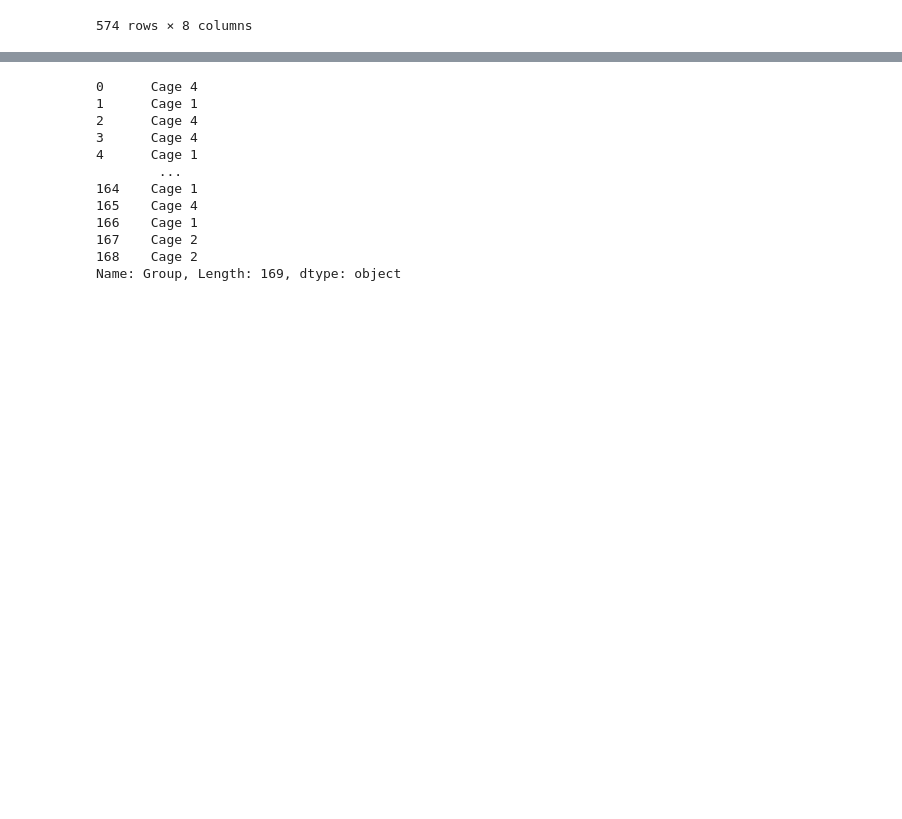
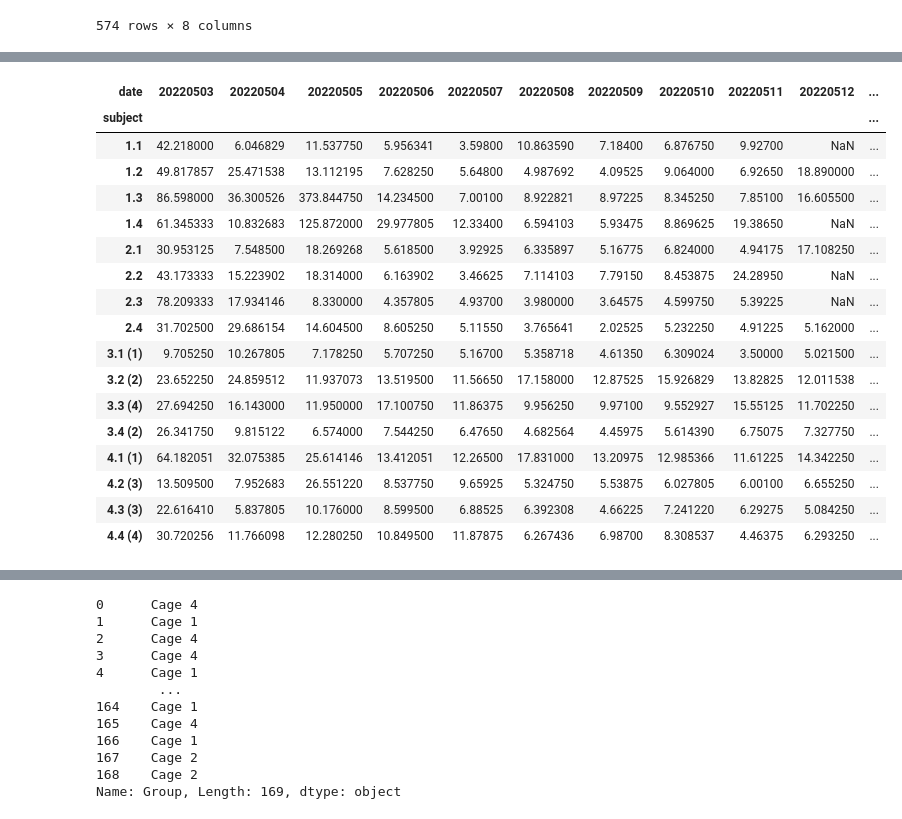
Before and after one commit to padillacoreanolab/med_pc_repo, a Jupyter notebook: results/2022_05_02_log_processing/med_pc_group_analysis.ipynb, the cells around one changed output, grey strips where cells are left out. Saved outputs shown, nothing was run; the diff lists cells and outputs as text; code cells hidden in the pictures; blank space fills up the shorter version.

```diff
--- a/results/2022_05_02_log_processing/med_pc_group_analysis.ipynb
+++ b/results/2022_05_02_log_processing/med_pc_group_analysis.ipynb
@@ -121,6 +121,8 @@ metadata_df.head()
 | 2 | ./data/timestamp_dataframes/2022-... | C:\MED-PC\Data\2022-05-10_14h40m_... | 05/10/22 | 05/10/22 | 4.3 (3) | Pilot of Pilot | Cage 4 | 2 | 14:40:24 | 15:43:18 | ... |
 | 3 | ./data/timestamp_dataframes/2022-... | C:\MED-PC\Data\2022-05-06_12h59m_... | 05/06/22 | 05/06/22 | 4.3 (3) | Pilot of Pilot | Cage 4 | 2 | 12:59:58 | 14:02:38 | ... |
 | 4 | ./data/timestamp_dataframes/2022-... | C:\MED-PC\Data\2022-05-04_08h43m_... | 05/04/22 | 05/04/22 | 2.3 | Pilot of Pilot | Cage 1 | 3 | 08:43:11 | 09:54:22 | ... |
+# %%
+metadata_df["cage"] = metadata_df["Group"].apply(lambda x: x.strip("Cage").strip())
 # %%
 # How many files there are for each subject
 metadata_df.groupby("Subject").count()
@@ -223,0 +398,4 @@ combined_latency_df.to_excel("./data/latency_dataframes/all_latencies.xlsx")
+# %%
+all_latency_pivot_plot = pd.pivot_table(concatted_first_porty_entry_dataframe, values='latency', index=['subject'],
+
+                    columns=['date'], aggfunc=np.mean)
@@ -223,0 +425,23 @@ combined_latency_df.to_excel("./data/latency_dataframes/all_latencies.xlsx")
+# %%
+all_latency_pivot_plot["cage"] = all_latency_pivot_plot.index.map(subject_to_cage)
+# %%
+all_latency_pivot_plot
+# %% [output]
+| date | 20220503 | 20220504 | 20220505 | 20220506 | 20220507 | 20220508 | 20220509 | 20220510 | 20220511 | 20220512 | ... |
+| subject |  |  |  |  |  |  |  |  |  |  | ... |
+| 1.1 | 42.218000 | 6.046829 | 11.537750 | 5.956341 | 3.59800 | 10.863590 | 7.18400 | 6.876750 | 9.92700 | NaN | ... |
+| 1.2 | 49.817857 | 25.471538 | 13.112195 | 7.628250 | 5.64800 | 4.987692 | 4.09525 | 9.064000 | 6.92650 | 18.890000 | ... |
+| 1.3 | 86.598000 | 36.300526 | 373.844750 | 14.234500 | 7.00100 | 8.922821 | 8.97225 | 8.345250 | 7.85100 | 16.605500 | ... |
+| 1.4 | 61.345333 | 10.832683 | 125.872000 | 29.977805 | 12.33400 | 6.594103 | 5.93475 | 8.869625 | 19.38650 | NaN | ... |
+| 2.1 | 30.953125 | 7.548500 | 18.269268 | 5.618500 | 3.92925 | 6.335897 | 5.16775 | 6.824000 | 4.94175 | 17.108250 | ... |
+| 2.2 | 43.173333 | 15.223902 | 18.314000 | 6.163902 | 3.46625 | 7.114103 | 7.79150 | 8.453875 | 24.28950 | NaN | ... |
+| 2.3 | 78.209333 | 17.934146 | 8.330000 | 4.357805 | 4.93700 | 3.980000 | 3.64575 | 4.599750 | 5.39225 | NaN | ... |
+| 2.4 | 31.702500 | 29.686154 | 14.604500 | 8.605250 | 5.11550 | 3.765641 | 2.02525 | 5.232250 | 4.91225 | 5.162000 | ... |
+| 3.1 (1) | 9.705250 | 10.267805 | 7.178250 | 5.707250 | 5.16700 | 5.358718 | 4.61350 | 6.309024 | 3.50000 | 5.021500 | ... |
+| 3.2 (2) | 23.652250 | 24.859512 | 11.937073 | 13.519500 | 11.56650 | 17.158000 | 12.87525 | 15.926829 | 13.82825 | 12.011538 | ... |
+| 3.3 (4) | 27.694250 | 16.143000 | 11.950000 | 17.100750 | 11.86375 | 9.956250 | 9.97100 | 9.552927 | 15.55125 | 11.702250 | ... |
+| 3.4 (2) | 26.341750 | 9.815122 | 6.574000 | 7.544250 | 6.47650 | 4.682564 | 4.45975 | 5.614390 | 6.75075 | 7.327750 | ... |
+| 4.1 (1) | 64.182051 | 32.075385 | 25.614146 | 13.412051 | 12.26500 | 17.831000 | 13.20975 | 12.985366 | 11.61225 | 14.342250 | ... |
+| 4.2 (3) | 13.509500 | 7.952683 | 26.551220 | 8.537750 | 9.65925 | 5.324750 | 5.53875 | 6.027805 | 6.00100 | 6.655250 | ... |
+| 4.3 (3) | 22.616410 | 5.837805 | 10.176000 | 8.599500 | 6.88525 | 6.392308 | 4.66225 | 7.241220 | 6.29275 | 5.084250 | ... |
+| 4.4 (4) | 30.720256 | 11.766098 | 12.280250 | 10.849500 | 11.87875 | 6.267436 | 6.98700 | 8.308537 | 4.46375 | 6.293250 | ... |
```
Also changed, not shown: parts of 48 cells of this notebook.
